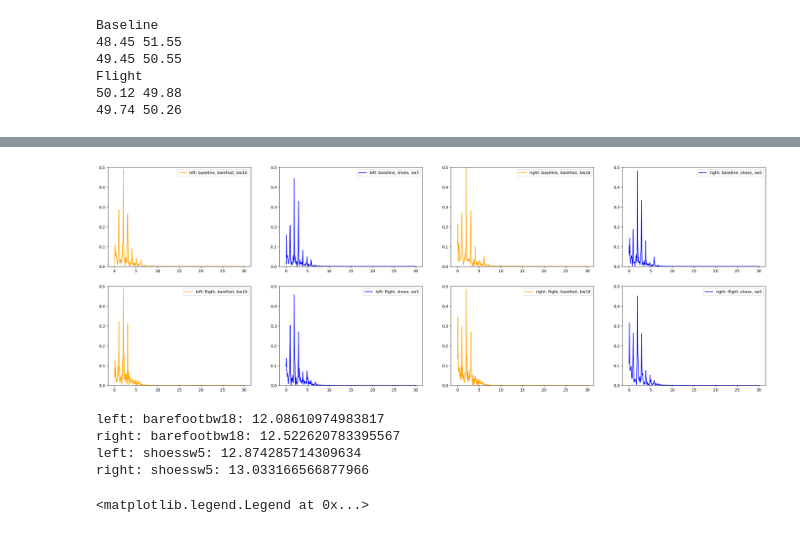
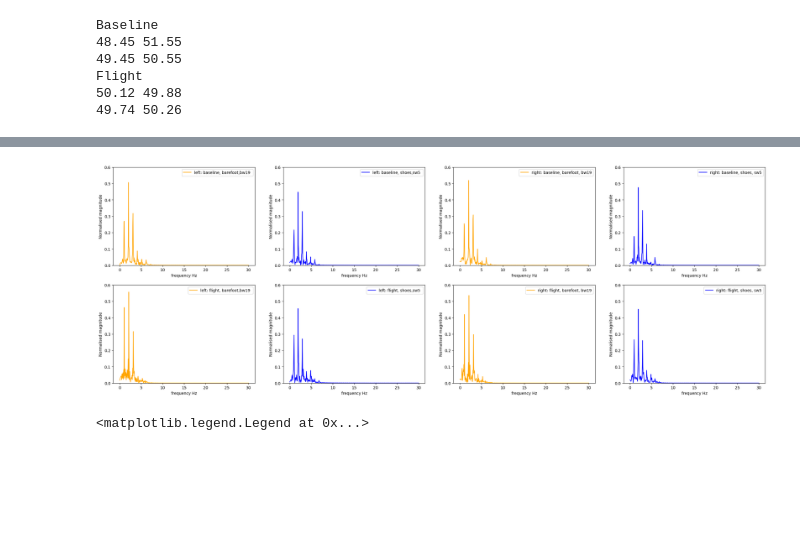
Before and after one commit to mcrooks83/ESA_85th_pbf_campaign_os, a Jupyter notebook: data_processing/1. dot walk.ipynb, the cells around one changed output, grey strips where cells are left out. Cells and saved outputs as stored; diff of their text form; code cells hidden in the pictures; blank space fills up the shorter version.

```diff
--- a/data_processing/1. dot walk.ipynb
+++ b/data_processing/1. dot walk.ipynb
@@ -206,11 +206,11 @@ Flight
 49.74 50.26
 # %%
 # frequency response comparisons
-include = ["sw5", "bw18", ]  # pick a set of trials
+include = ["sw3", "sw4", "sw5", "bw17", "bw18", "bw19", ]  # pick a set of trials
 
 # computation inputs
 sampling_rate = 60
-lc_off = 0.1
+lc_off = 0.5
 hc_off = 6
 filter_order = 5
 filter_type = "bandpass"
@@ -218,8 +218,6 @@ filter_type = "bandpass"
 # build a high pass filter to remove low f noise
 # only considers the lc_off if high pass
 b,a = h.build_filter((lc_off, hc_off), sampling_rate, filter_type, filter_order)
-
-exp = 2
 
 freq_outputs = {}
 
@@ -315,46 +354,34 @@ barefoot right: 0.9
 # %%
 fig, ax = plt.subplots(2,4, figsize=(30, 10))
 
 # baseline -> shoes left, right, barefoot, left, right
 
 for idx, key in enumerate(freq_outputs.keys()):
     for i, k in enumerate(freq_outputs[key]):
-        for a in freq_outputs[key][k].keys():
-            #print(a)
-            if(k=="barefoot"):
-                color="orange"
-            else:
-                color="blue"
+        if(k=="barefoot"):
+            color="orange"
+            trial = include[5]
+        else:
+            trial = include[2]
+            color="blue"
 
-            t=freq_outputs[key][k][a]["left"]["freq_res"][0]
-            f=freq_outputs[key][k][a]["left"]["freq_res"][1]
-            ax[idx][i].plot(t, f, label=f"left: {key}, {k}, {a}", color=color)
-            ax[idx][i].legend()
-            ax[idx][i].set_ylim(0,0.5)
-            t=freq_outputs[key][k][a]["right"]["freq_res"][0]
-            f=freq_outputs[key][k][a]["right"]["freq_res"][1]
-            ax[idx][i+2].plot(t, f, label=f"right: {key}, {k}, {a}", color=color)
-            ax[idx][i+2].legend()
-            ax[idx][i+2].set_ylim(0,0.5)
+        t=freq_outputs[key][k][trial]["left"]["freq_res"][0]
+        f=freq_outputs[key][k][trial]["left"]["freq_res"][1]
+        ax[idx][i].plot(t, f, label=f"left: {key}, {k},{trial} ", color=color)
+        ax[idx][i].legend()
+        ax[idx][i].set_ylim(0,0.6)
+        ax[idx][i].set_xlabel("frequency Hz")
+        ax[idx][i].set_ylabel("Normalised magnitude")
+
+        t=freq_outputs[key][k][trial]["right"]["freq_res"][0]
+        f=freq_outputs[key][k][trial]["right"]["freq_res"][1]
+        ax[idx][i+2].plot(t, f, label=f"right: {key}, {k}, {trial}", color=color)
+        ax[idx][i+2].legend()
+        ax[idx][i+2].set_ylim(0,0.6)
+        ax[idx][i+2].set_xlabel("frequency Hz")
+        ax[idx][i+2].set_ylabel("Normalised magnitude")
 # %% [output]
-[figure, old version]
+[figure, new version]
-# %%
-# compute the loading intensity from these graphs
-
-for i, k in enumerate(freq_outputs["flight"]):
-    for a in freq_outputs[key][k].keys():
-
-        f=freq_outputs[key][k][a]["left"]["freq_res"][1]
-        li = h.compute_loading_intensity(f, 60, 6)
-        print(f'left: {k}{a}: {li}')
-        f=freq_outputs[key][k][a]["right"]["freq_res"][1]
-        li = h.compute_loading_intensity(f, 60, 6)
-        print(f'right: {k}{a}: {li}')
-# %% [output]
-left: barefootbw18: 12.08610974983817
-right: barefootbw18: 12.522620783395567
-left: shoessw5: 12.874285714309634
-right: shoessw5: 13.033166566877966
 # %%
 # what happens if we stich the trials together?
 
```
Also changed, not shown: parts of 6 cells of this notebook, 3 other files.
